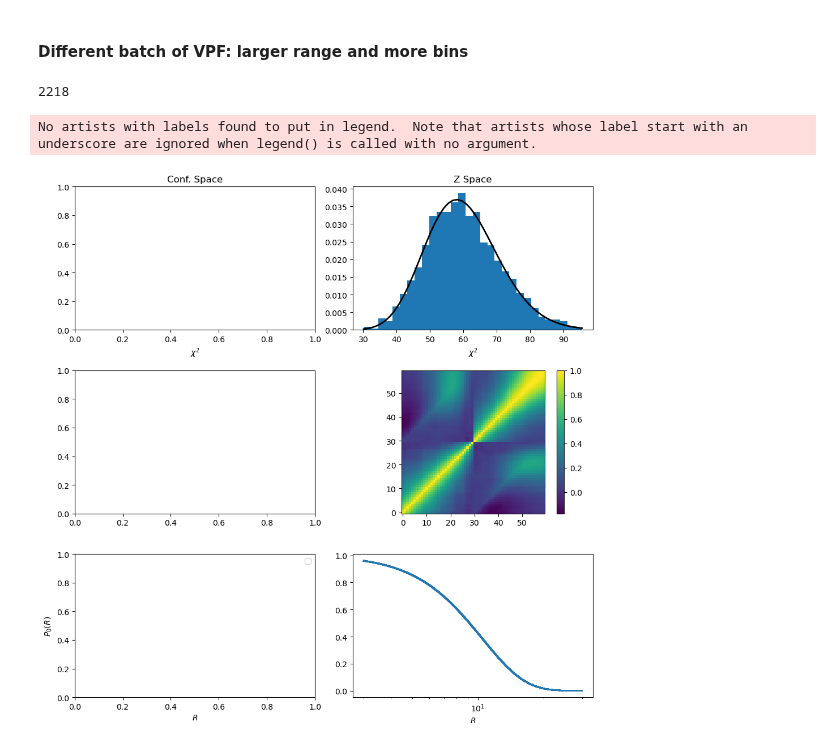
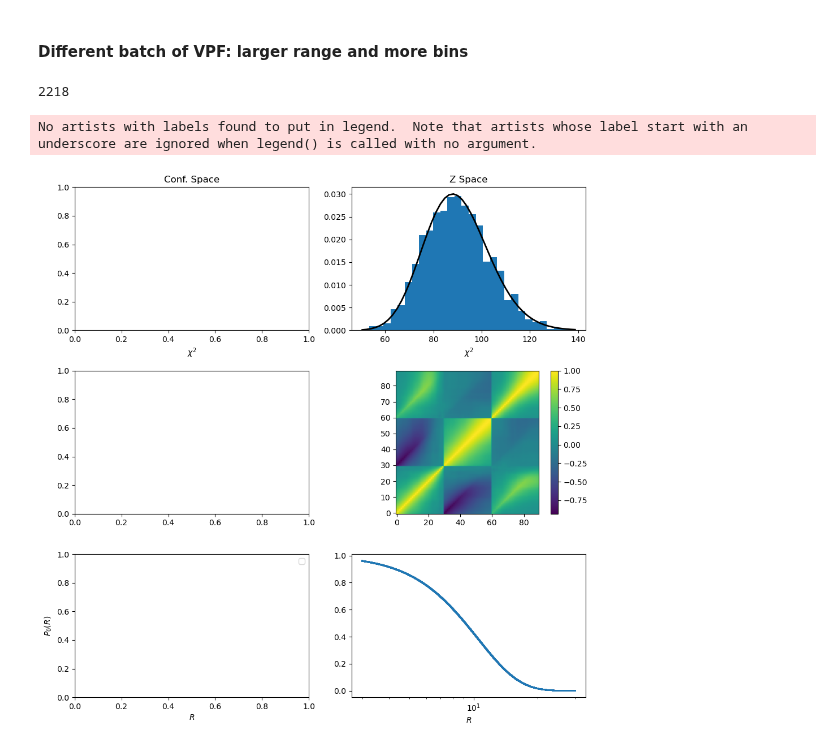
Before and after one commit to FedeDavilaKurban/VPF_Quijote, a Jupyter notebook: AssessGaussianityofLikelihood_AllPlots.ipynb, the cells around one changed output. Drawn from its saved outputs; the diff is of its cells as text; code cells hidden in the pictures.

```diff
--- a/AssessGaussianityofLikelihood_AllPlots.ipynb
+++ b/AssessGaussianityofLikelihood_AllPlots.ipynb
@@ -831,7 +831,7 @@ for space in ['zspace']:
         nxis.append( data['N_mean']*data['xi'] )
         #chi_stds.append( data['chi_std'] )
         p0.append( data['P0'] )
-        vpfdata.append( np.concatenate((data['P0'],data['N_mean']*data['xi']),axis=None) )
+        vpfdata.append( np.concatenate((data['P0'],data['N_mean'],data['xi']),axis=None) )
 
     mean, covariance, inverse_covariance, corrm = compute_mean_cov(np.array(vpfdata))
     chisq = [compute_chisq(chi, mean, inverse_covariance) for chi in np.array(vpfdata)]
@@ -839,31 +839,31 @@ for space in ['zspace']:
     if space=='zspace':
         col=1
     else:
         col=0
     plot_chisq(axs[0,col],chisq,30,'C00',len(vpfdata[0]))
     plot_cov(axs[1,col],corrm)
     rs = np.geomspace(rmin,rmax,rbin)
     plot_p0(axs[2,col],p0,rs)
 
     axs[2,col].set_xscale('log')
 
 axs[0,0].set_title('Conf. Space')
 axs[0,1].set_title('Z Space')
 #axs[0,1].sharey(axs[0,0])
 #axs[0,1].set_yticklabels([])
 axs[0,0].set_xlabel(r'$\chi^2$')
 axs[0,1].set_xlabel(r'$\chi^2$')
 axs[2,0].set_ylabel(r'$P_0(R)$')
 axs[2,0].set_xlabel(r'$R$')
 axs[2,1].set_xlabel(r'$R$')
 #axs[2,1].sharey(axs[2,0])
 #axs[2,1].set_yticklabels([])
 axs[2,0].legend()
 
 plt.tight_layout()
 #plt.savefig('../plots/likelihood.png')
 plt.show()
 # %% [output]
 2218
 No artists with labels found to put in legend.  Note that artists whose label start with an underscore are ignored when legend() is called with no argument.
-[figure, old version]
+[figure, new version]
```
Also changed, not shown: 2 other files.
